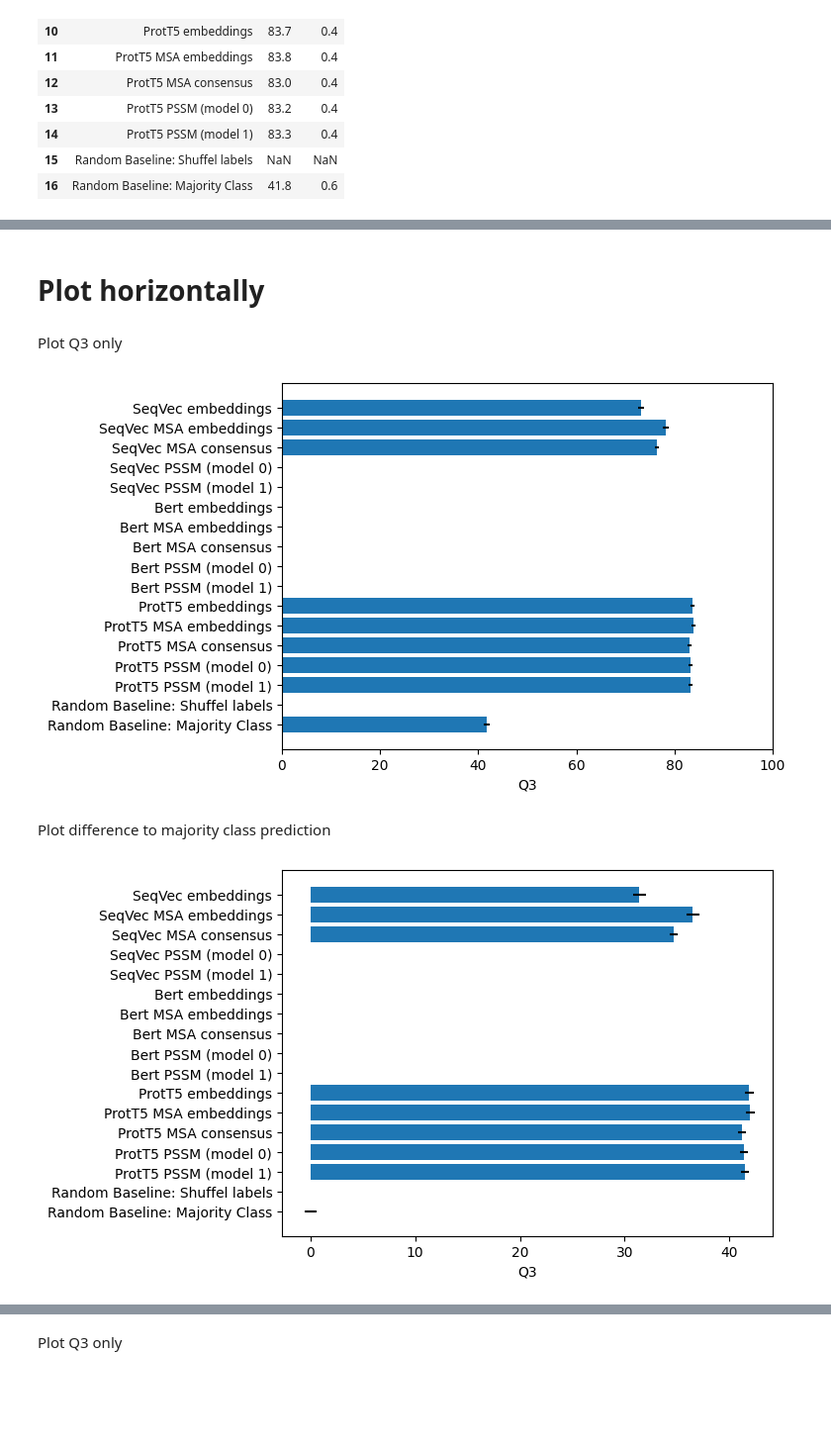
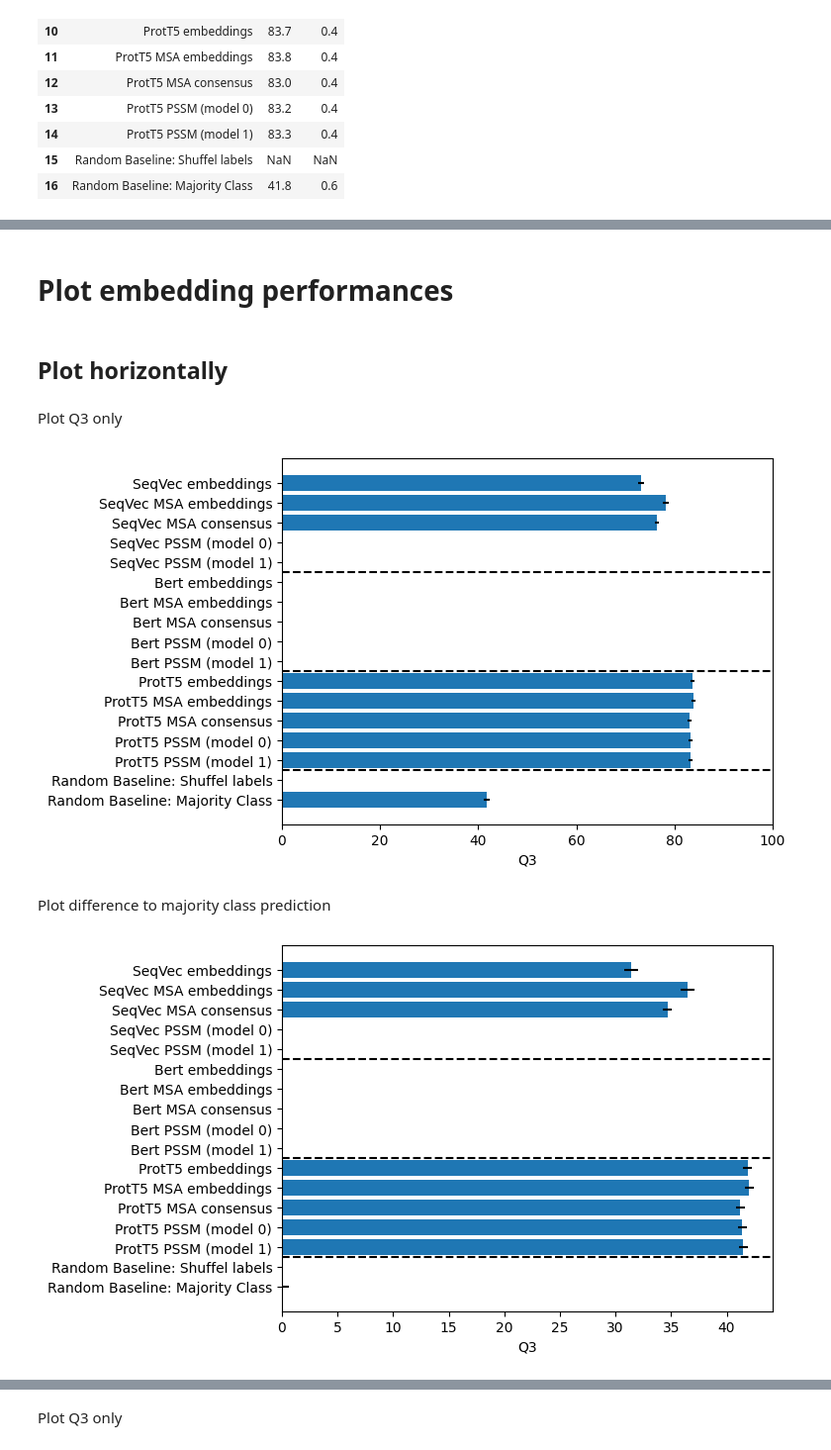
Before and after one commit to erckert/EV-embeddings-figures, a Jupyter notebook: visualizeResults.ipynb, the cells around one changed output, grey strips where cells are left out. Shown at 99% size. Drawn from its saved outputs; the diff is of its cells as text; code cells hidden in the pictures; blank space fills up the shorter version.

Commit message:
Add first plots for different method comparison

```diff
--- a/visualizeResults.ipynb
+++ b/visualizeResults.ipynb
@@ -7,8 +8,8 @@ import numpy as np
 # %% [markdown]
 # Load data
 # %%
-df = pandas.read_csv('performance.csv', sep=";")
-df
+df_performance = pandas.read_csv('performance.csv', sep=";")
+df_performance
 # %% [output]
 |  | Model | Q3 | SE Q3 |
 | 0 | SeqVec embeddings | 73.2 | 0.6 |
@@ -29,8 +30,8 @@ df
 | 15 | Random Baseline: Shuffel labels | NaN | NaN |
 | 16 | Random Baseline: Majority Class | 41.8 | 0.6 |
 # %%
-labels = df['Model']
-q3 = df['Q3']
-se = df['SE Q3']
-majority_class_performance = df['Q3'][16]
+labels = df_performance['Model']
+q3 = df_performance['Q3']
+se = df_performance['SE Q3']
+majority_class_performance = df_performance['Q3'][16]
 difference_to_random = [entry - majority_class_performance for entry in q3]
@@ -37,11 +84,18 @@ difference_to_random = [entry - majority_class_performance for entry in q3]
+# %% [markdown]
+# Plot embedding performances
 # %% [markdown]
-# Plot horizontally
+## Plot horizontally
+# %%
+y_pos = np.arange(len(labels))
+
+seperator_seqvec = y_pos[4] + (y_pos[5] - y_pos[4])/2
+seperator_bert = y_pos[9] + (y_pos[10] - y_pos[9])/2
+seperator_t5 = y_pos[14] + (y_pos[15] - y_pos[14])/2
 # %% [markdown]
 Plot Q3 only
 # %%
 plt.rcdefaults()
 fig, ax = plt.subplots()
-y_pos = np.arange(len(labels))
 
 ax.barh(y_pos, q3, xerr=se, align='center')
 ax.set_yticks(y_pos, labels=labels)
@@ -49,23 +103,32 @@ ax.invert_yaxis()  # labels read top-to-bottom
 ax.set_xlabel('Q3')
 ax.set_xlim([0, 100])
 
+plt.axhline(y=seperator_seqvec,  color='black', ls='--')
+plt.axhline(y=seperator_bert,  color='black', ls='--')
+plt.axhline(y=seperator_t5,  color='black', ls='--')
+
 plt.show()
 # %% [output]
-[figure, old version]
+[figure, new version]
 # %% [markdown]
 Plot difference to majority class prediction
 # %%
 plt.rcdefaults()
 fig, ax = plt.subplots()
 y_pos = np.arange(len(labels))
 
-ax.barh(y_pos, difference_to_random, xerr=se, align='center')
+bars = ax.barh(y_pos, difference_to_random, xerr=se, align='center')
 ax.set_yticks(y_pos, labels=labels)
 ax.invert_yaxis()  # labels read top-to-bottom
 ax.set_xlabel('Q3')
-#ax.set_xlim([0, 100])
+ax.set_xlim(left=0)
+# ax.bar_label(bars) IndexError
+
+plt.axhline(y=seperator_seqvec,  color='black', ls='--')
+plt.axhline(y=seperator_bert,  color='black', ls='--')
+plt.axhline(y=seperator_t5,  color='black', ls='--')
 
 plt.show()
 # %% [output]
-[figure, old version]
+[figure, new version]
 # %% [markdown]
```
Also changed, not shown: parts of 12 cells of this notebook.
